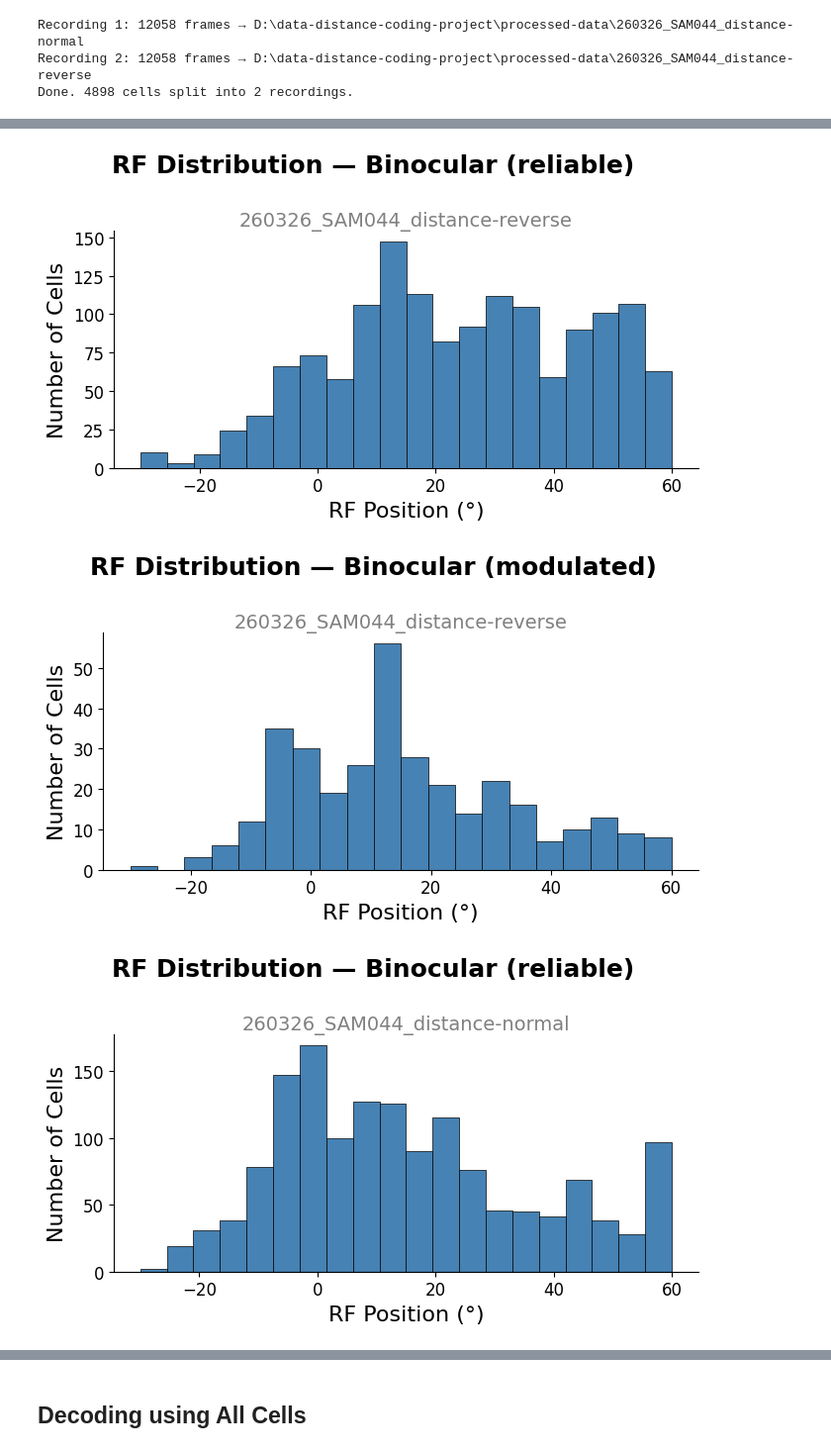
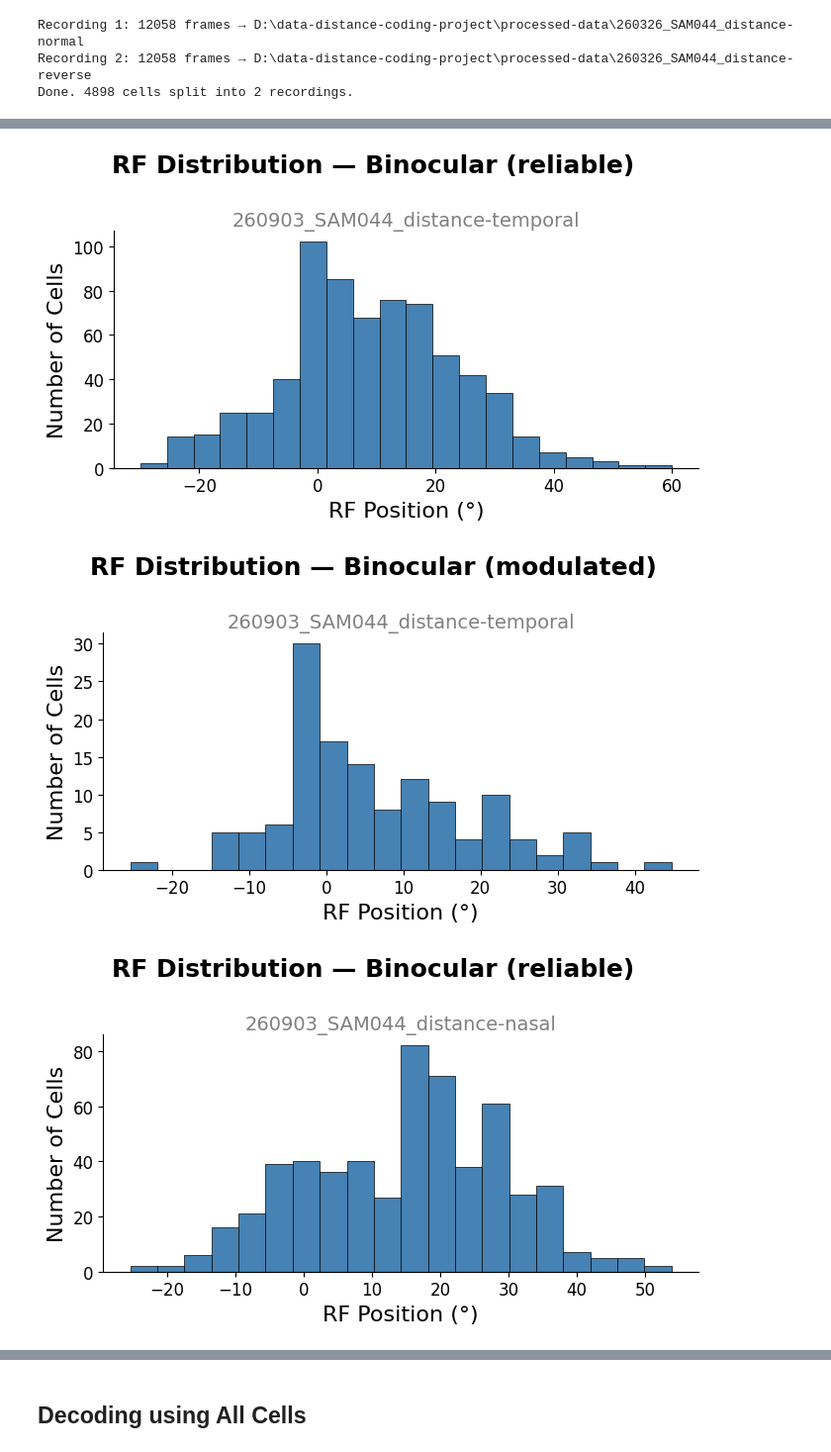
Before and after one commit to s-acosta/distance-project, a Jupyter notebook: radial-analysis/radial-notebooks/analysis-comparing-sessions.ipynb, the cells around one changed output, grey strips where cells are left out. Shown at 99% size. Saved outputs shown, nothing was run; the diff lists cells and outputs as text; code cells hidden in the pictures.

```diff
--- a/radial-analysis/radial-notebooks/analysis-comparing-sessions.ipynb
+++ b/radial-analysis/radial-notebooks/analysis-comparing-sessions.ipynb
@@ -37,11 +37,11 @@ from utils.suite2p import split_suite2p_recordings
 %autoreload 2
 
 mouse_name = 'SAM044'
-record_date = '260326'
+record_date = '260903'
 
-df_normal, device_normal = analyze_session(mouse_name=mouse_name, record_date=record_date,
-                                                experiment_name='distance-normal', show_plots=False)
-df_reverse, device_reverse = analyze_session(mouse_name=mouse_name, record_date=record_date,
-                                                experiment_name='distance-reverse', show_plots=False)
+df_temporal, device_temporal = analyze_session(mouse_name=mouse_name, record_date=record_date,
+                                                experiment_name='distance-temporal', show_plots=False)
+df_nasal, device_nasal = analyze_session(mouse_name=mouse_name, record_date=record_date,
+                                                experiment_name='distance-nasal', show_plots=False)
 # %% [output]
 Directory results already exists
@@ -51,4 +51,4 @@ Directory results already exists
 # %%
-session_normal = SingleSessionVisualizer(df_normal)
-session_reverse = SingleSessionVisualizer(df_reverse)
+session_temporal = SingleSessionVisualizer(df_temporal)
+session_nasal = SingleSessionVisualizer(df_nasal)
 # %%
@@ -81,9 +81,9 @@ fig = plot_rf_histogram(condition='binocular', bins=20)
 # %%
-fig = session_reverse.plot_rf_histogram(subset='reliable')
-fig = session_reverse.plot_rf_histogram(subset='modulated')
-fig = session_normal.plot_rf_histogram(subset='reliable')
-fig = session_normal.plot_rf_histogram(subset='modulated')
+fig = session_temporal.plot_rf_histogram(subset='reliable')
+fig = session_temporal.plot_rf_histogram(subset='modulated')
+fig = session_nasal.plot_rf_histogram(subset='reliable')
+fig = session_nasal.plot_rf_histogram(subset='modulated')
 # %% [output]
-[figure, old version]
+[figure, new version]
-[figure, old version]
+[figure, new version]
-[figure, old version]
+[figure, new version]
```
Also changed, not shown: parts of 12 cells of this notebook, 25 other files.
